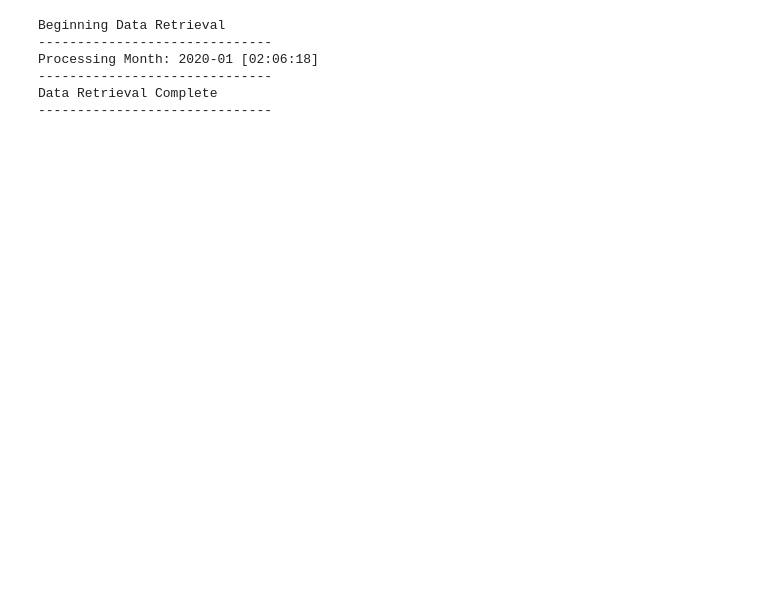
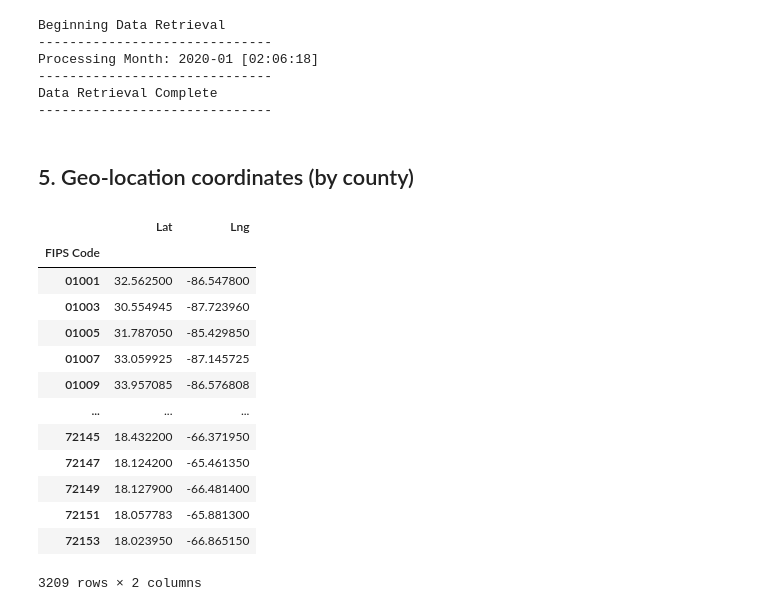
Before and after one commit to mgeffroy/P1-US-COVID-19-Vaccination-Campaign, a Jupyter notebook: P1.1_Data_Retrieval.ipynb, the cells around one changed output. Saved outputs shown, nothing was run; the diff lists cells and outputs as text; code cells hidden in the pictures; blank space fills up the shorter version.

Commit message:
Integrate Data Processing

```diff
--- a/P1.1_Data_Retrieval.ipynb
+++ b/P1.1_Data_Retrieval.ipynb
@@ -410,0 +457,32 @@ Data Retrieval Complete
+# %% [markdown]
+## 5. Geo-location coordinates (by county)
+# %%
+## Import geo-location data CSV
+county_data = pd.read_csv('input_data/uscities.csv', dtype={'county_fips':str})
+## Select data fields
+county_data = county_data[['county_fips','lat','lng']]
+## Rename columns, sort values (by FIPS Code) & reset index
+county_data.rename(columns={'county_fips':'FIPS Code', 'lat':'Lat', 'lng':'Lng'}, inplace=True)
+county_data.sort_values(by='FIPS Code', ascending=True, inplace=True)
+county_data.reset_index(inplace=True, drop=True)
+
+## Group coordinates (latitude, longitude) by FIPS Code
+county_location = county_data.groupby('FIPS Code').mean()
+
+## DataFrame preview
+county_location
+# %% [output]
+|  | Lat | Lng |
+| FIPS Code |  |  |
+| 01001 | 32.562500 | -86.547800 |
+| 01003 | 30.554945 | -87.723960 |
+| 01005 | 31.787050 | -85.429850 |
+| 01007 | 33.059925 | -87.145725 |
+| 01009 | 33.957085 | -86.576808 |
+| ... | ... | ... |
+| 72145 | 18.432200 | -66.371950 |
+| 72147 | 18.124200 | -65.461350 |
+| 72149 | 18.127900 | -66.481400 |
+| 72151 | 18.057783 | -65.881300 |
+| 72153 | 18.023950 | -66.865150 |
+3209 rows × 2 columns
```
Also changed, not shown: parts of 16 cells of this notebook, 2 other files.
